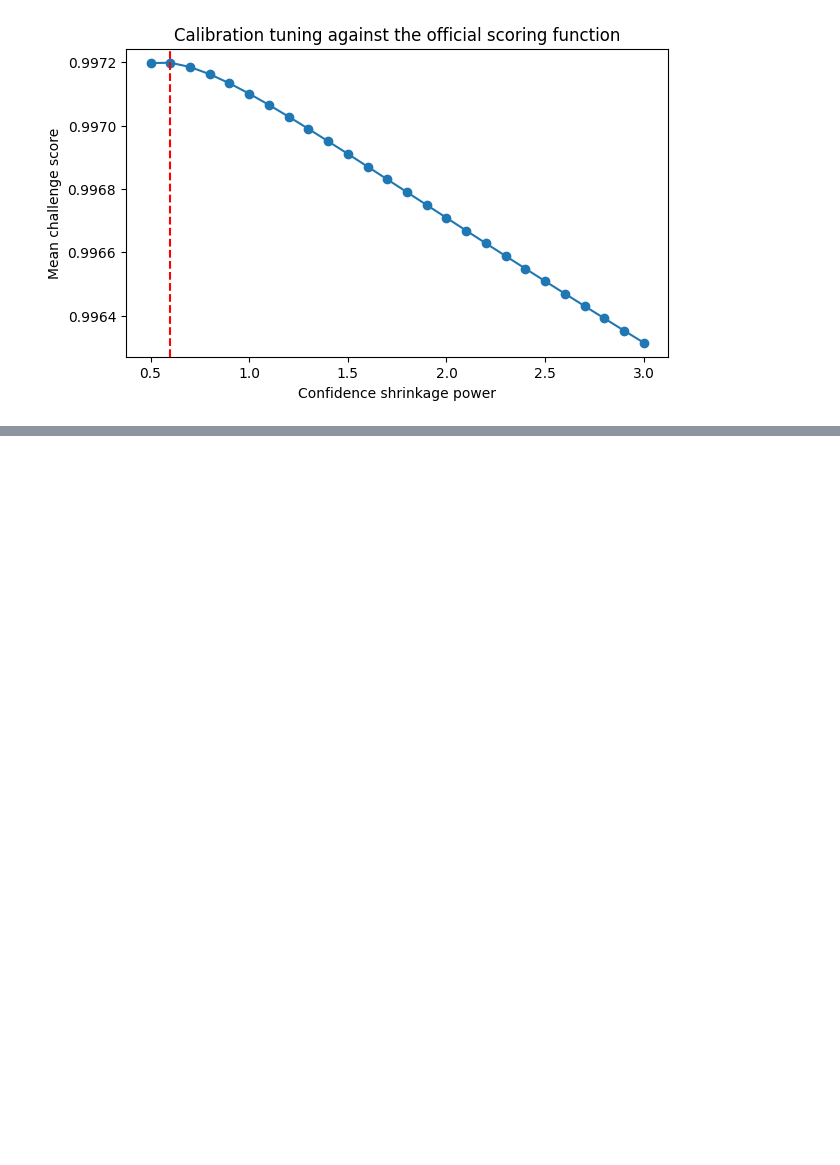
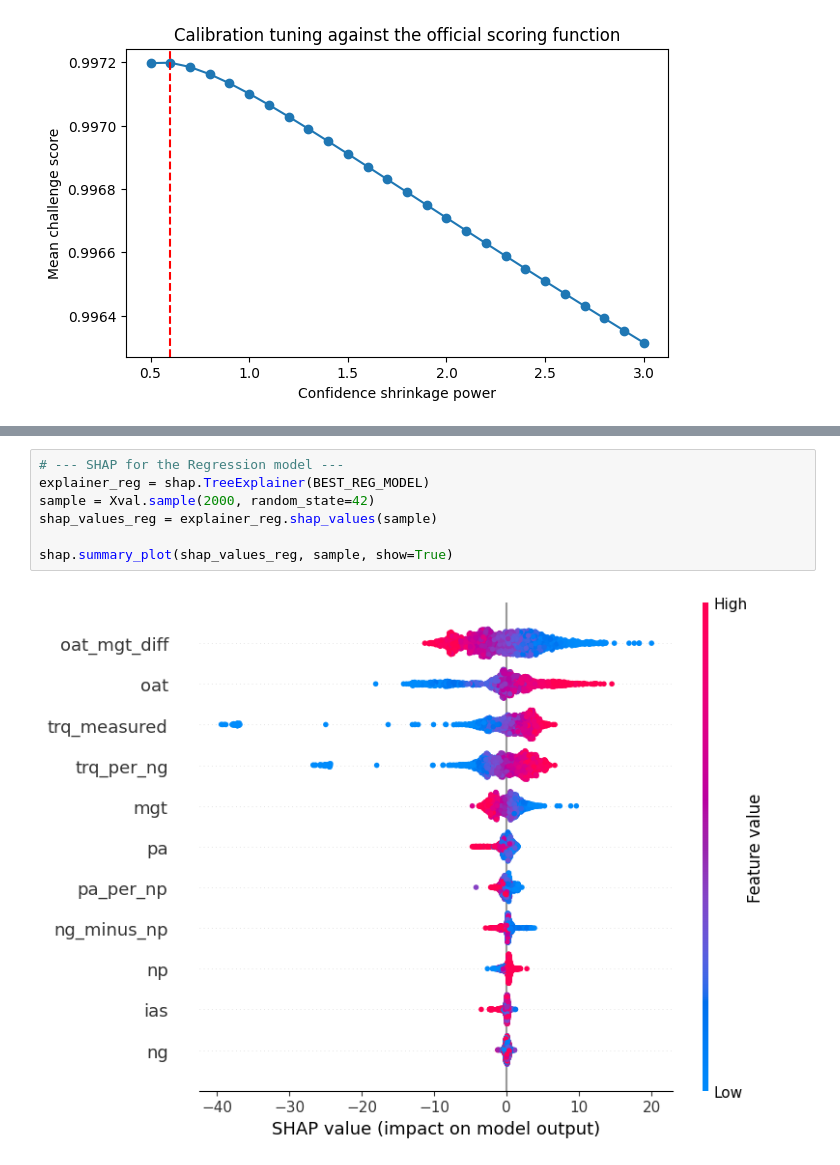
Before and after one commit to kulsoomz99/Helicopter-Turbine-Engine-Health-Estimation, a Jupyter notebook: Helicopter_Turbine_Engine_Health_Estimation.ipynb, the cells around one changed output, grey strips where cells are left out. Cells and saved outputs as stored; diff of their text form; blank space fills up the shorter version.

Commit message:
SHAP added

```diff
--- a/Helicopter_Turbine_Engine_Health_Estimation.ipynb
+++ b/Helicopter_Turbine_Engine_Health_Estimation.ipynb
@@ -872,0 +884,9 @@ Best shrinkage power: 0.6  -> score: 0.997198342895641
+# %%
+# --- SHAP for the Regression model ---
+explainer_reg = shap.TreeExplainer(BEST_REG_MODEL)
+sample = Xval.sample(2000, random_state=42)
+shap_values_reg = explainer_reg.shap_values(sample)
+
+shap.summary_plot(shap_values_reg, sample, show=True)
+# %% [output]
+[figure, added]
```
Also changed, not shown: parts of 4 cells of this notebook.
